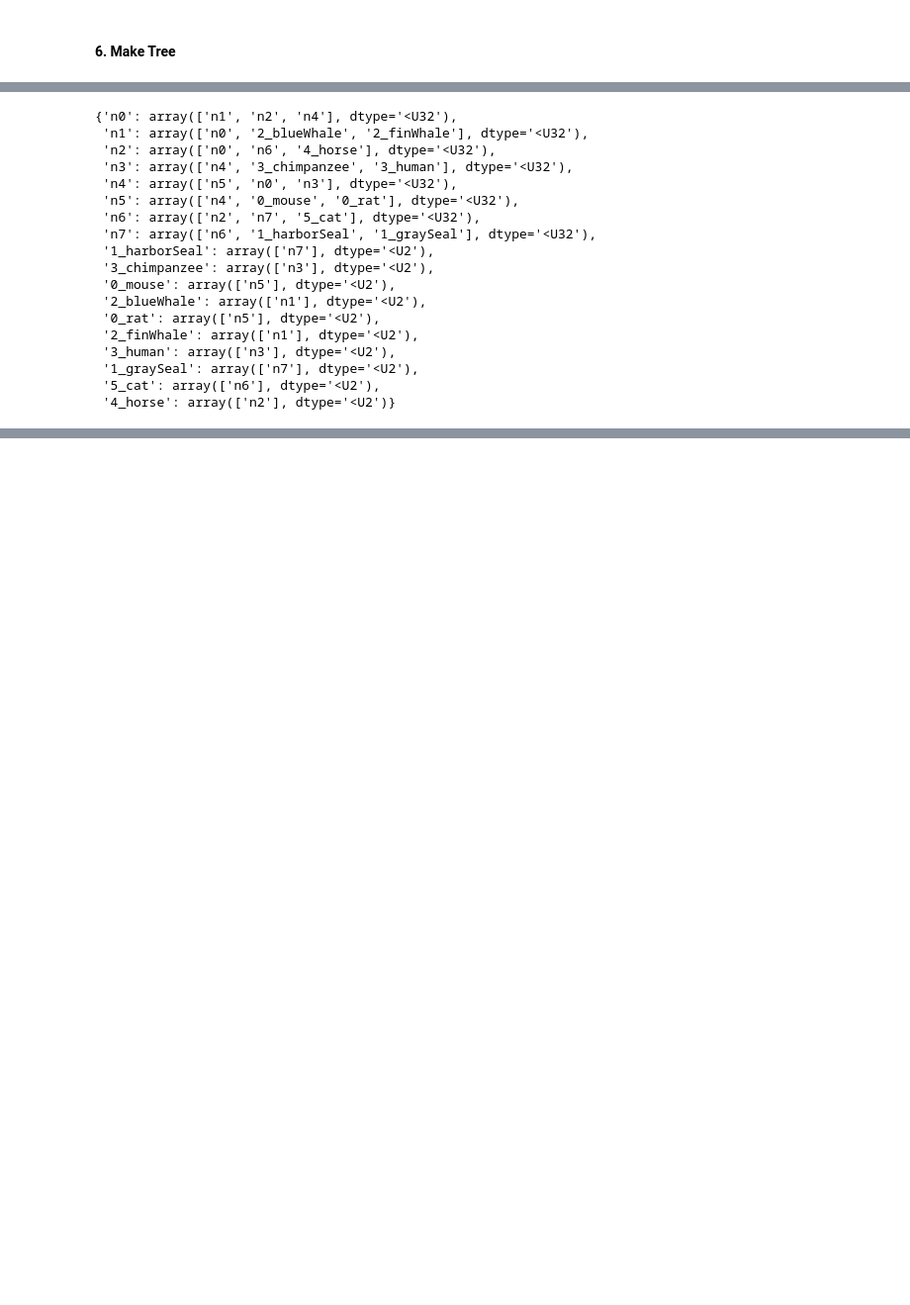
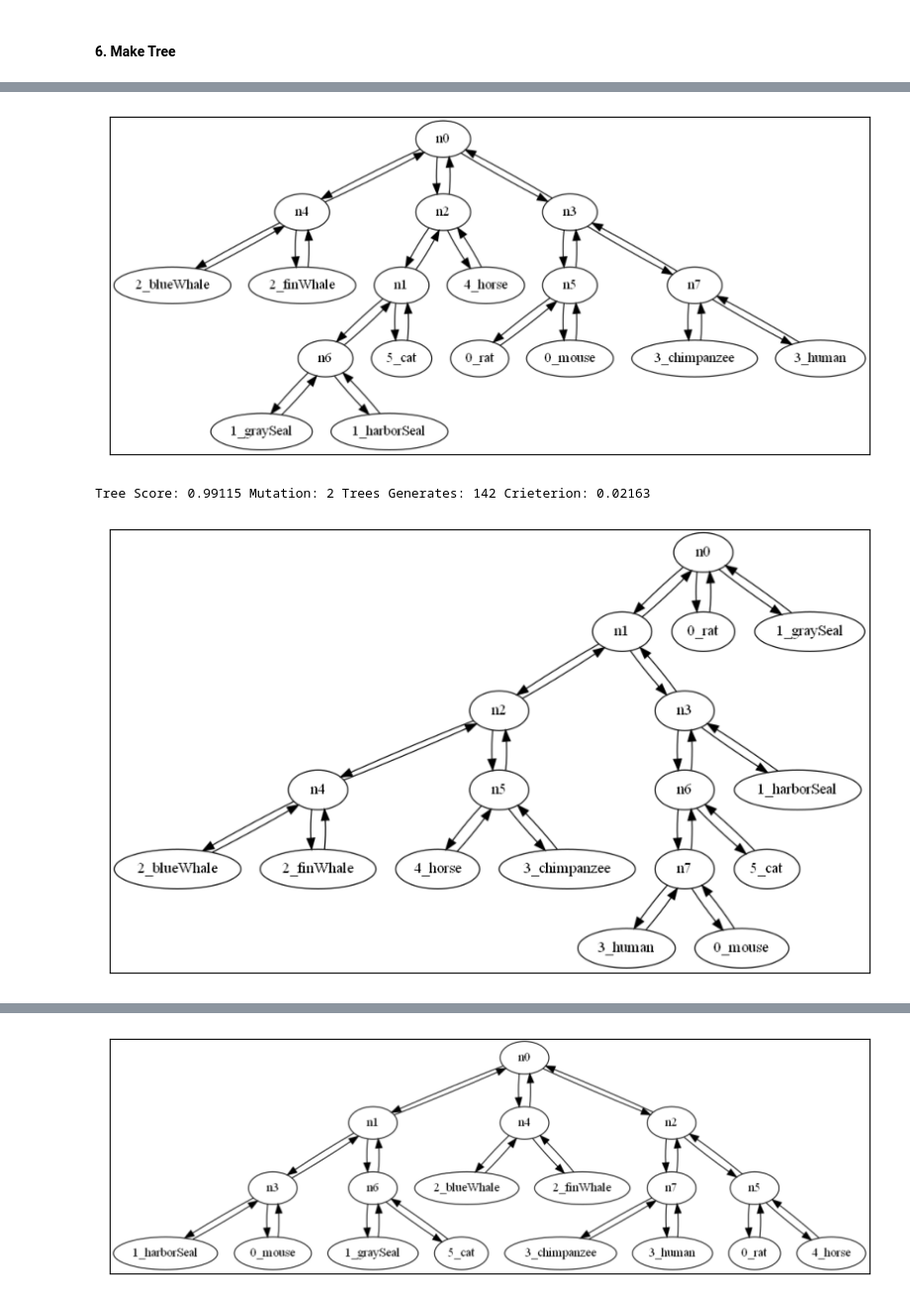
Before and after one commit to diogoazevedo15/zgli-showcase, a Jupyter notebook: 2.QuartetMethodFixed.ipynb, the cells around one changed output, grey strips where cells are left out. Shown at 99% size. Cells and saved outputs as stored; diff of their text form; code cells hidden in the pictures; blank space fills up the shorter version.

```diff
--- a/2.QuartetMethodFixed.ipynb
+++ b/2.QuartetMethodFixed.ipynb
@@ -402,16 +357,16 @@ def swap_leaf_with_node(inner_node_dict, leaf_dict):
 
     return inner_node_dict_tmp, leaf_dict_tmp, [swap_node, leaf]
 # %%
-inner_node_dict, leaf_dict, node_leaf = swap_leaf_with_node(inner_node_dict, leaf_dict)
-print(node_leaf)
-graph = get_graph(inner_node_dict, leaf_dict)
+# inner_node_dict, leaf_dict, node_leaf = swap_leaf_with_node(inner_node_dict, leaf_dict)
+# print(node_leaf)
+# graph = get_graph(inner_node_dict, leaf_dict)
 
-dot = graphviz.Digraph('round-table', comment='The Round Table')
+# dot = graphviz.Digraph('round-table', comment='The Round Table')
 
-for key,values in graph.items():
-    dot.node(key,key)
-    for v in values:
-        dot.edge(key,v)
+# for key,values in graph.items():
+#     dot.node(key,key)
+#     for v in values:
+#         dot.edge(key,v)
 
-dot.render(directory='doctest-output').replace('\\', '/')
-dot
+# dot.render(directory='doctest-output').replace('\\', '/')
+# dot
@@ -680,22 +617,10 @@ Tree Score: 0.99115 Mutation: 2 Trees Generates: 190 Crieterion: 0.02163
-# %%
-graph = get_graph(inner_node_dict, leaf_dict)
-graph
-# %% [output]
-{'n0': array(['n1', 'n2', 'n4'], dtype='<U32'),
- 'n1': array(['n0', '2_blueWhale', '2_finWhale'], dtype='<U32'),
- 'n2': array(['n0', 'n6', '4_horse'], dtype='<U32'),
- 'n3': array(['n4', '3_chimpanzee', '3_human'], dtype='<U32'),
- 'n4': array(['n5', 'n0', 'n3'], dtype='<U32'),
- 'n5': array(['n4', '0_mouse', '0_rat'], dtype='<U32'),
- 'n6': array(['n2', 'n7', '5_cat'], dtype='<U32'),
- 'n7': array(['n6', '1_harborSeal', '1_graySeal'], dtype='<U32'),
- '1_harborSeal': array(['n7'], dtype='<U2'),
- '3_chimpanzee': array(['n3'], dtype='<U2'),
- '0_mouse': array(['n5'], dtype='<U2'),
- '2_blueWhale': array(['n1'], dtype='<U2'),
- '0_rat': array(['n5'], dtype='<U2'),
- '2_finWhale': array(['n1'], dtype='<U2'),
- '3_human': array(['n3'], dtype='<U2'),
- '1_graySeal': array(['n7'], dtype='<U2'),
- '5_cat': array(['n6'], dtype='<U2'),
- '4_horse': array(['n2'], dtype='<U2')}
+# %%
+# Read distance matrix
+dm, leaf_labels = read_distance_matrix('1.example_dms/distmatrix_10.txt', file_extension = '.txt')
+processes = 10
+
+inner_node_dict, leaf_dict = make_tree(dm, leaf_labels, processes)
+# %% [output]
+[figure, added]
+Tree Score: 0.99115 Mutation: 2 Trees Generates: 142 Crieterion: 0.02163
+[figure, added]
@@ -701,0 +635 @@ graph
+[figure, added]
```
Also changed, not shown: parts of 24 cells of this notebook, 10 other files.
